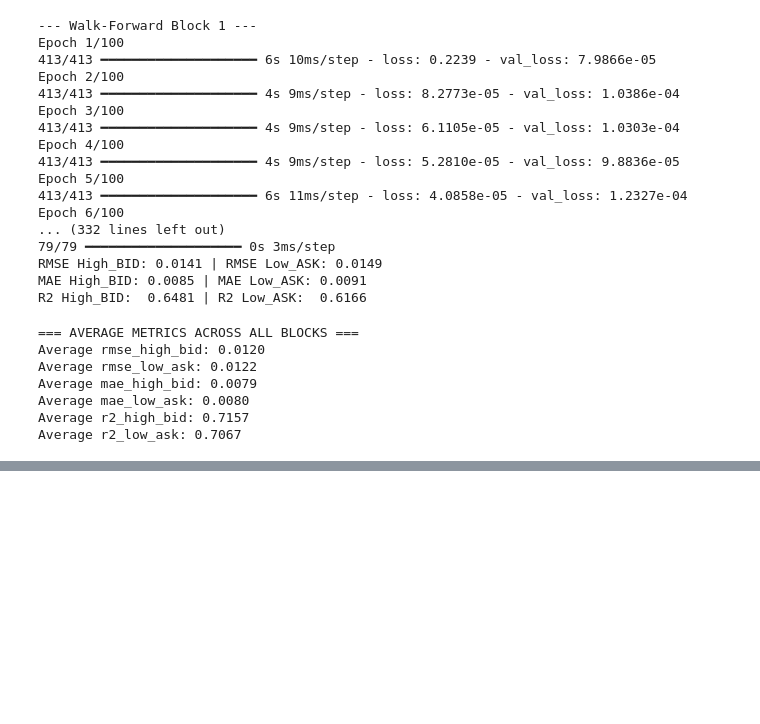
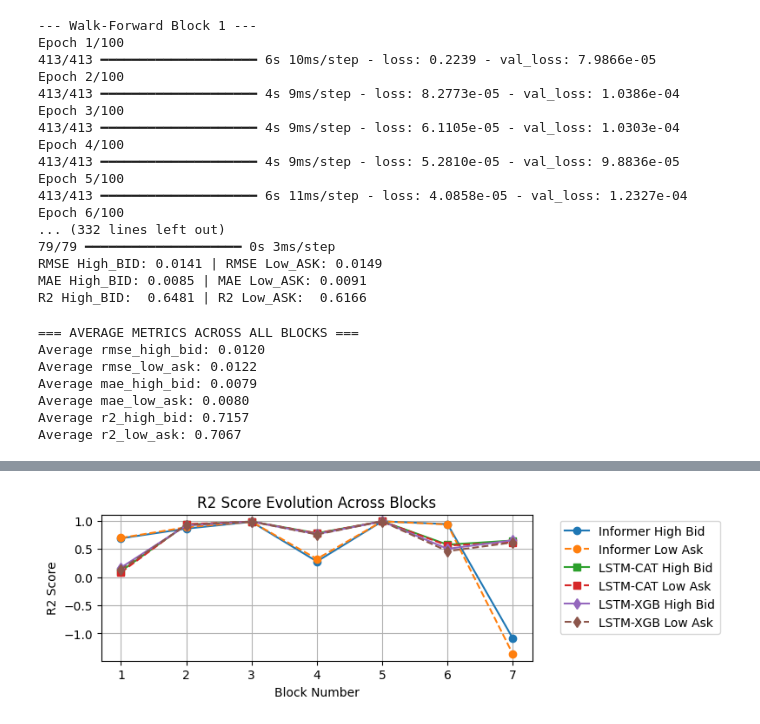
Before and after one commit to mohammadjaber1mj/Dissertation, a Jupyter notebook: PGMP_main.ipynb, the cells around one changed output, grey strips where cells are left out. Cells and saved outputs as stored; diff of their text form; code cells hidden in the pictures; blank space fills up the shorter version.

```diff
--- a/PGMP_main.ipynb
+++ b/PGMP_main.ipynb
@@ -2223,22 +2231,23 @@ plt.show()
 # %%
 # Prepare block-wise data
-blocks = np.arange(1, len(results_next_15min_Informer)+1)
+blocks = np.arange(1, len(results_next_60min_Informer)+1)
 
 # Plot R2 evolution
-plt.subplot(2, 1, 1)
 plt.plot(blocks, [x['r2_high_bid'] for x in results_next_60min_Informer], 'o-', label='Informer High Bid')
 plt.plot(blocks, [x['r2_low_ask'] for x in results_next_60min_Informer], 'o--', label='Informer Low Ask')
 plt.plot(blocks, [x['r2_high_bid'] for x in results_next_60min_LSTM_CAT], 's-', label='LSTM-CAT High Bid')
 plt.plot(blocks, [x['r2_low_ask'] for x in results_next_60min_LSTM_CAT], 's--', label='LSTM-CAT Low Ask')
 plt.plot(blocks, [x['r2_high_bid'] for x in results_next_60min_LSTM_XGB], 'd-', label='LSTM-XGB High Bid')
 plt.plot(blocks, [x['r2_low_ask'] for x in results_next_60min_LSTM_XGB], 'd--', label='LSTM-XGB Low Ask')
 
 plt.title('R2 Score Evolution Across Blocks')
 plt.xlabel('Block Number')
 plt.ylabel('R2 Score')
 plt.legend(bbox_to_anchor=(1.05, 1), loc='upper left')
 plt.grid(True)
 
 plt.show()
+# %% [output]
+[figure, added]
 # %%
 # Plot MAE evolution
```
Also changed, not shown: parts of 139 cells of this notebook, 53 other files.
